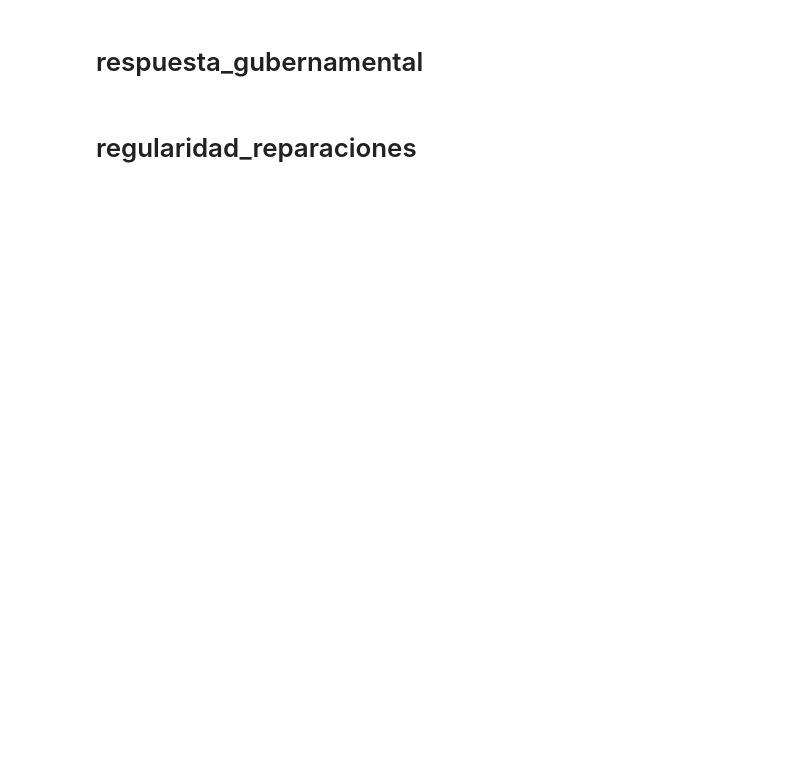
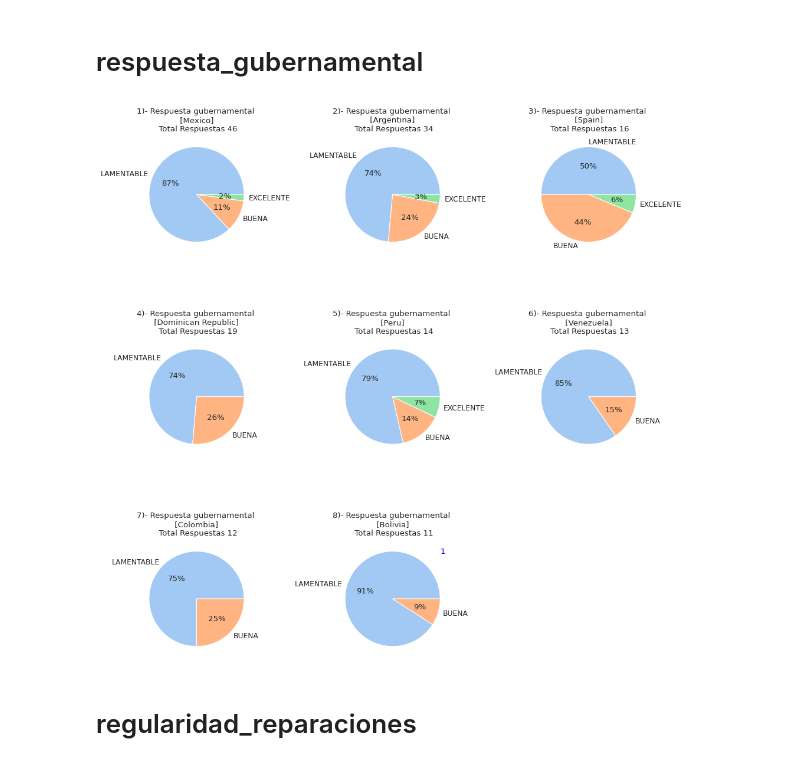
Before and after one commit to TorrezMN/Data_Science, a Jupyter notebook: notebooks/GeneralView.ipynb, the cells around one changed output. Saved outputs shown, nothing was run; the diff lists cells and outputs as text; code cells hidden in the pictures; blank space fills up the shorter version.

```diff
--- a/notebooks/GeneralView.ipynb
+++ b/notebooks/GeneralView.ipynb
@@ -1220,4 +1223,40 @@ plt.show()
 # %% [markdown]
 # respuesta_gubernamental
+# %%
+plt.figure(figsize=(23, 25), dpi=80)
+k=0
+for k,v in enumerate(paises_mayor_diez.keys()):
+    if(v!='Paraguay'):
+        resp_gub_plot = plt.subplot(8,3,k)
+        p = grupo_paises.get_group(v)['respuesta_gubernamental']
+        p.value_counts(normalize=True).plot(
+        kind='pie',
+        title=f'{k})- Respuesta gubernamental \n [{v}] \n Total Respuestas {p.notna().sum()}',
+        ylabel='',
+        autopct='%.0f%%',
+        #explode=[0,.03],
+        xlabel=''
+        )
+
+        for k,v in enumerate( grupo_paises.get_group(v)['respuesta_gubernamental'].value_counts().values):
+           resp_gub_plot.annotate(v,(v,k),  va='center',color='blue')
+
+
+
+        k+=1
+    else:
+        pass
+
+
+plt.subplots_adjust(left=0.1,
+                    bottom=0.1,
+                    right=0.6,
+                    top=1.4,
+                    wspace=0.3,
+                    hspace=0.7)
+
+plt.show()
+# %% [output]
+[figure, added]
 # %% [markdown]
 # regularidad_reparaciones
```
Also changed, not shown: parts of 6 cells of this notebook.
